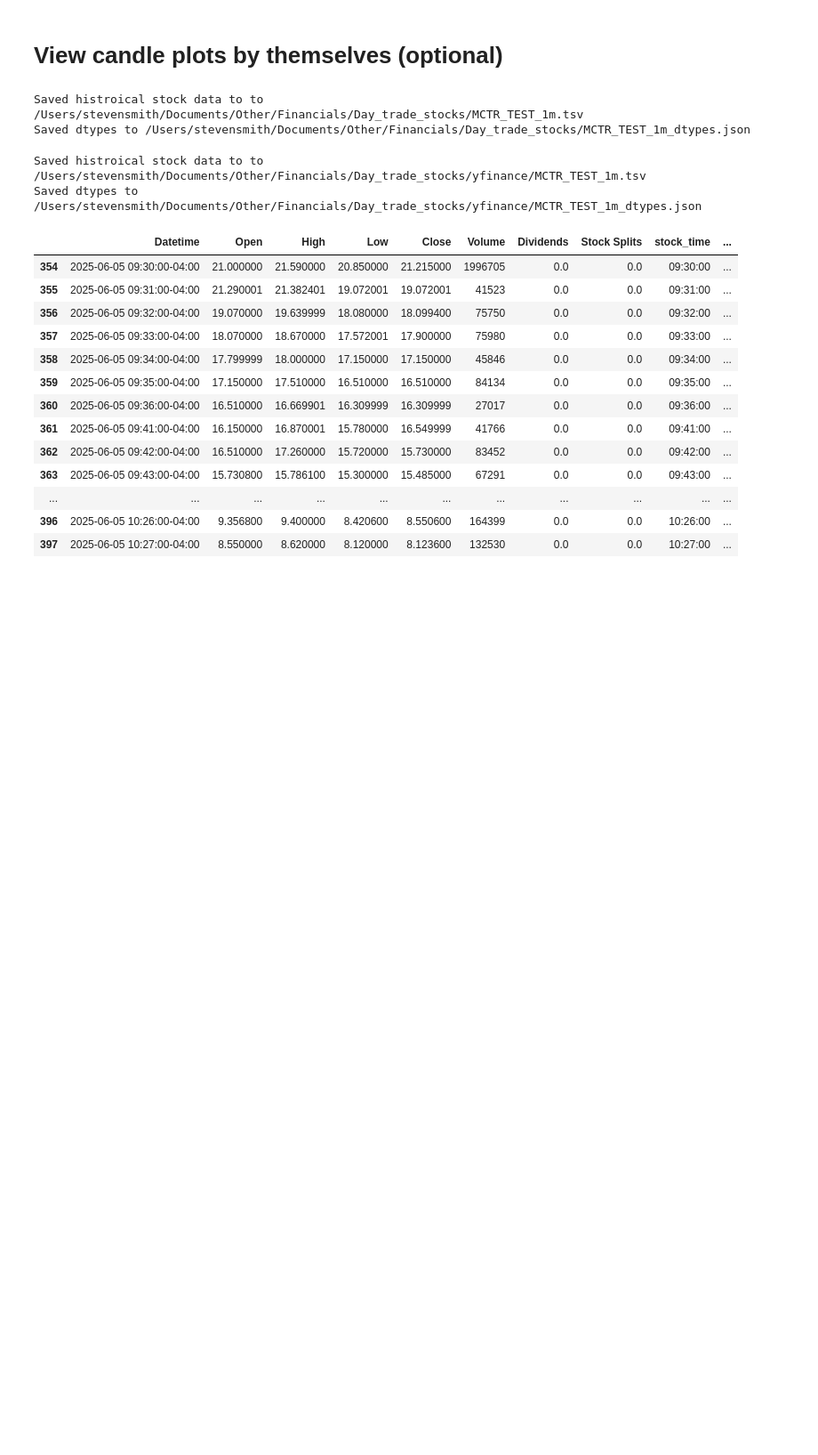
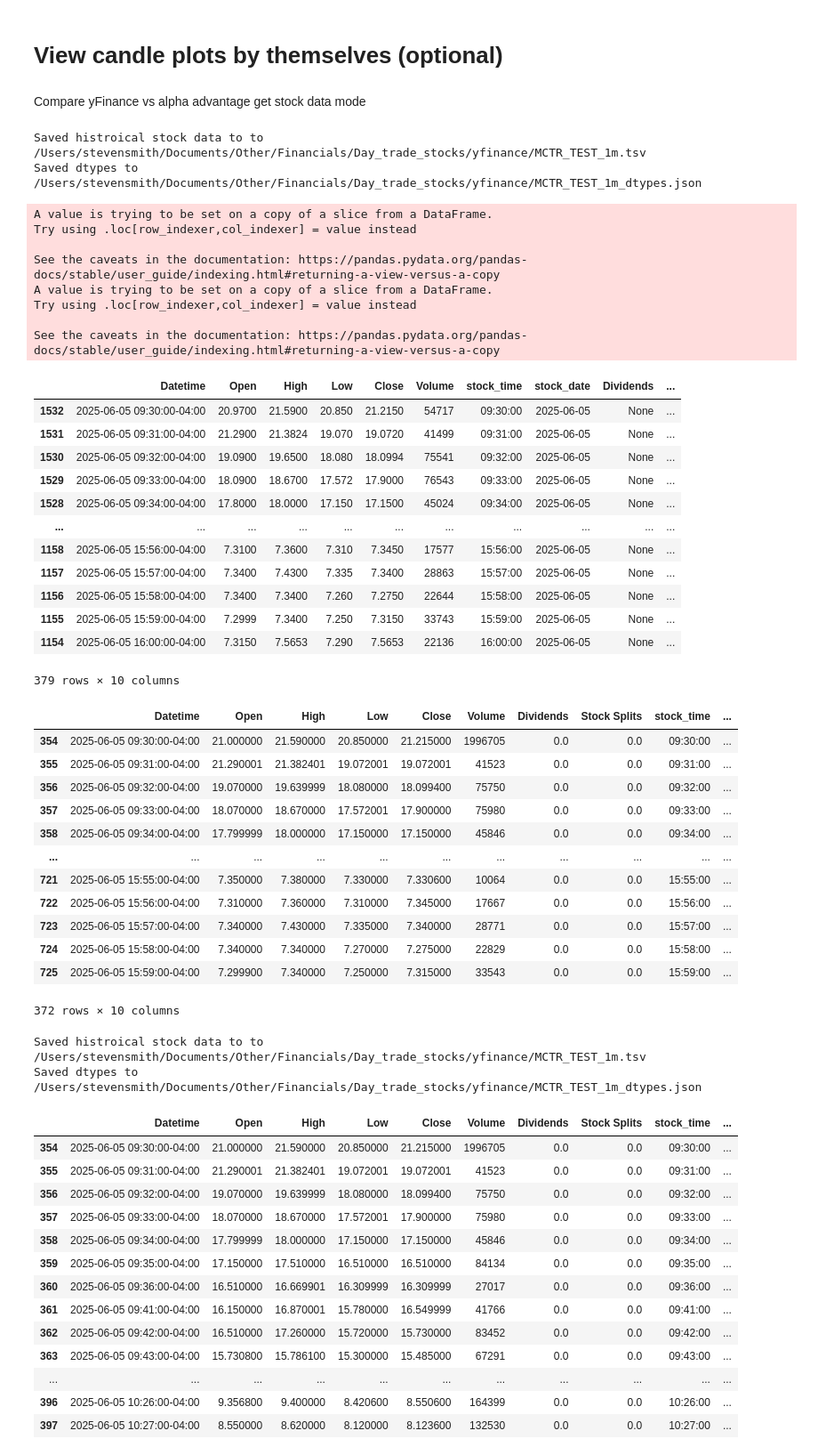
Before and after one commit to sbs87/Random_Projects, a Jupyter notebook: day_trading/src/DayTrader_Analysis.ipynb, the cells around one changed output. Shown at 89% size. Cells and saved outputs as stored; diff of their text form; code cells hidden in the pictures; blank space fills up the shorter version.

```diff
--- a/stock_reccomender/DayTrader_Analysis.ipynb
+++ b/day_trading/src/DayTrader_Analysis.ipynb
@@ -314,7 +314,7 @@ def flatten_columns(df,delimiter='_',rename_mapping=None):
         df.rename(columns=rename_mapping, inplace=True)
     return df
 
-def get_stock_data_wrapper(load_from_file = None,**kwargs):#symbol, start_date, end_date, stock_interval="1m",download_file_path=None,dl_info=False,load_from_file = None):
+def get_stock_data_wrapper(load_from_file=None,**kwargs):#symbol, start_date, end_date, stock_interval="1m",download_file_path=None,dl_info=False,load_from_file = None):
     if load_from_file is not None:
         try:
             # Load the data from the specified file
@@ -336,8 +336,8 @@ def get_stock_data_wrapper(load_from_file = None,**kwargs):#symbol, start_date,
                                     "stock_time": "object",
                                     "stock_date": "datetime64[ns]"
                                     }
-            stock_df = pd.read_csv(load_from_file, sep="\t",dtype=dtypes_dict_global,parse_dates=['Datetime'])
-            #stock_df = pd.read_csv(load_from_file, sep="\t",parse_dates=['Datetime'])
+            #stock_df = pd.read_csv(load_from_file, sep="\t",dtype=dtypes_dict_global,parse_dates=['Datetime'])
+            stock_df = pd.read_csv(load_from_file, sep="\t",parse_dates=['Datetime'])
 
             return stock_df
         except FileNotFoundError:
@@ -430,7 +430,7 @@ def get_stock_data(symbol,source="yfinance", start_date=None, end_date=None, sto
         time_series = data.get(f"Time Series ({stock_interval})", {})
 
         # Convert the time series data into a DataFrame
-        stock_df = pd.DataFrame.from_dict(time_series, orient="index").reset_index(inplace=True)
+        stock_df = pd.DataFrame.from_dict(time_series, orient="index").reset_index(inplace=False)
         stock_df.rename(columns={
             "index": "Datetime",
             "1. open": "Open",
@@ -439,6 +439,7 @@ def get_stock_data(symbol,source="yfinance", start_date=None, end_date=None, sto
             "4. close": "Close",
             "5. volume": "Volume"
         }, inplace=True)
+        stock_df["Datetime"] = pd.to_datetime(stock_df["Datetime"]).dt.tz_localize('America/New_York')
     else:
         raise ValueError(f"Source must be one of {accpeted_sources}. Provided source: {source}")
 
@@ -456,7 +457,7 @@ def get_stock_data(symbol,source="yfinance", start_date=None, end_date=None, sto
         stock_df['Dividends'] = stock_df['Dividends'].astype(float)
         stock_df['Stock Splits'] = stock_df['Stock Splits'].astype(float)
     elif source == "alphavantage":
-        stock_df["Datetime"] = pd.to_datetime(df["Datetime"]).dt.tz_localize('America/New_York')
+
         stock_df['Dividends'] = None
         stock_df['Stock Splits'] = None
 
@@ -719,11 +746,49 @@ bin_and_tally(filled_orders_filtered, binned_vars='FilledTime_only', binned_vals
 # %% [markdown]
 # View candle plots by themselves (optional)
+# %% [markdown]
+Compare yFinance vs alpha advantage get stock data mode
 # %%
-#get_stock_data_alpha("MCTR",  stock_interval="1min", download_file_path="/Users/stevensmith/Documents/Other/Financials/Day_trade_stocks/MCTR_TEST_1m.tsv", api_key=ALPHA_ADVANTAGE_KEY)
-#get_stock_data("MCTR",  source="alphavantage",debug=True, stock_interval="1min", download_file_path="/Users/stevensmith/Documents/Other/Financials/Day_trade_stocks/MCTR_TEST_1m.tsv", api_key=ALPHA_ADVANTAGE_KEY)
+test_alpha=get_stock_data("MCTR",source="alphavantage",debug=False, start_date="2025-06-04",end_date="2025-06-06",stock_interval="1min", download_file_path="/Users/stevensmith/Documents/Other/Financials/Day_trade_stocks/alphavantage/MCTR_TEST_1m.tsv", api_key=ALPHA_ADVANTAGE_KEY)
+test_yf=get_stock_data("MCTR",source="yfinance",debug=False, start_date="2025-06-04",end_date="2025-06-06",stock_interval="1m", download_file_path="/Users/stevensmith/Documents/Other/Financials/Day_trade_stocks/yfinance/MCTR_TEST_1m.tsv", api_key=ALPHA_ADVANTAGE_KEY)
+display(filter_stock(test_alpha[test_alpha['stock_date']=="2025-06-05"],start_time="09:30:00", end_time="16:00:00").sort_values(by=['stock_time']))
+display(test_yf[test_yf['stock_date']=="2025-06-05"].sort_values(by=['stock_time']))
 # %% [output]
-Saved histroical stock data to to /Users/stevensmith/Documents/Other/Financials/Day_trade_stocks/MCTR_TEST_1m.tsv
-Saved dtypes to /Users/stevensmith/Documents/Other/Financials/Day_trade_stocks/MCTR_TEST_1m_dtypes.json
+Saved histroical stock data to to /Users/stevensmith/Documents/Other/Financials/Day_trade_stocks/yfinance/MCTR_TEST_1m.tsv
+Saved dtypes to /Users/stevensmith/Documents/Other/Financials/Day_trade_stocks/yfinance/MCTR_TEST_1m_dtypes.json
+A value is trying to be set on a copy of a slice from a DataFrame.
+Try using .loc[row_indexer,col_indexer] = value instead
+
+See the caveats in the documentation: https://pandas.pydata.org/pandas-docs/stable/user_guide/indexing.html#returning-a-view-versus-a-copy
+A value is trying to be set on a copy of a slice from a DataFrame.
+Try using .loc[row_indexer,col_indexer] = value instead
+
+See the caveats in the documentation: https://pandas.pydata.org/pandas-docs/stable/user_guide/indexing.html#returning-a-view-versus-a-copy
+|  | Datetime | Open | High | Low | Close | Volume | stock_time | stock_date | Dividends | ... |
+| 1532 | 2025-06-05 09:30:00-04:00 | 20.9700 | 21.5900 | 20.850 | 21.2150 | 54717 | 09:30:00 | 2025-06-05 | None | ... |
+| 1531 | 2025-06-05 09:31:00-04:00 | 21.2900 | 21.3824 | 19.070 | 19.0720 | 41499 | 09:31:00 | 2025-06-05 | None | ... |
+| 1530 | 2025-06-05 09:32:00-04:00 | 19.0900 | 19.6500 | 18.080 | 18.0994 | 75541 | 09:32:00 | 2025-06-05 | None | ... |
+| 1529 | 2025-06-05 09:33:00-04:00 | 18.0900 | 18.6700 | 17.572 | 17.9000 | 76543 | 09:33:00 | 2025-06-05 | None | ... |
+| 1528 | 2025-06-05 09:34:00-04:00 | 17.8000 | 18.0000 | 17.150 | 17.1500 | 45024 | 09:34:00 | 2025-06-05 | None | ... |
+| ... | ... | ... | ... | ... | ... | ... | ... | ... | ... | ... |
+| 1158 | 2025-06-05 15:56:00-04:00 | 7.3100 | 7.3600 | 7.310 | 7.3450 | 17577 | 15:56:00 | 2025-06-05 | None | ... |
+| 1157 | 2025-06-05 15:57:00-04:00 | 7.3400 | 7.4300 | 7.335 | 7.3400 | 28863 | 15:57:00 | 2025-06-05 | None | ... |
+| 1156 | 2025-06-05 15:58:00-04:00 | 7.3400 | 7.3400 | 7.260 | 7.2750 | 22644 | 15:58:00 | 2025-06-05 | None | ... |
+| 1155 | 2025-06-05 15:59:00-04:00 | 7.2999 | 7.3400 | 7.250 | 7.3150 | 33743 | 15:59:00 | 2025-06-05 | None | ... |
+| 1154 | 2025-06-05 16:00:00-04:00 | 7.3150 | 7.5653 | 7.290 | 7.5653 | 22136 | 16:00:00 | 2025-06-05 | None | ... |
+379 rows × 10 columns
+|  | Datetime | Open | High | Low | Close | Volume | Dividends | Stock Splits | stock_time | ... |
+| 354 | 2025-06-05 09:30:00-04:00 | 21.000000 | 21.590000 | 20.850000 | 21.215000 | 1996705 | 0.0 | 0.0 | 09:30:00 | ... |
+| 355 | 2025-06-05 09:31:00-04:00 | 21.290001 | 21.382401 | 19.072001 | 19.072001 | 41523 | 0.0 | 0.0 | 09:31:00 | ... |
+| 356 | 2025-06-05 09:32:00-04:00 | 19.070000 | 19.639999 | 18.080000 | 18.099400 | 75750 | 0.0 | 0.0 | 09:32:00 | ... |
+| 357 | 2025-06-05 09:33:00-04:00 | 18.070000 | 18.670000 | 17.572001 | 17.900000 | 75980 | 0.0 | 0.0 | 09:33:00 | ... |
+| 358 | 2025-06-05 09:34:00-04:00 | 17.799999 | 18.000000 | 17.150000 | 17.150000 | 45846 | 0.0 | 0.0 | 09:34:00 | ... |
+| ... | ... | ... | ... | ... | ... | ... | ... | ... | ... | ... |
+| 721 | 2025-06-05 15:55:00-04:00 | 7.350000 | 7.380000 | 7.330000 | 7.330600 | 10064 | 0.0 | 0.0 | 15:55:00 | ... |
+| 722 | 2025-06-05 15:56:00-04:00 | 7.310000 | 7.360000 | 7.310000 | 7.345000 | 17667 | 0.0 | 0.0 | 15:56:00 | ... |
+| 723 | 2025-06-05 15:57:00-04:00 | 7.340000 | 7.430000 | 7.335000 | 7.340000 | 28771 | 0.0 | 0.0 | 15:57:00 | ... |
+| 724 | 2025-06-05 15:58:00-04:00 | 7.340000 | 7.340000 | 7.270000 | 7.275000 | 22829 | 0.0 | 0.0 | 15:58:00 | ... |
+| 725 | 2025-06-05 15:59:00-04:00 | 7.299900 | 7.340000 | 7.250000 | 7.315000 | 33543 | 0.0 | 0.0 | 15:59:00 | ... |
+372 rows × 10 columns
 # %%
 # plot a given Stock's candlestick chart with buy/sell orders, using an empty order file as the joined orders
 #tmp=get_stock_data_alpha("MCTR",  stock_interval="1min", download_file_path="/Users/stevensmith/Documents/Other/Financials/Day_trade_stocks/MCTR_TEST_1m.tsv", api_key=ALPHA_ADVANTAGE_KEY)
```
Also changed, not shown: parts of 5 cells of this notebook.
